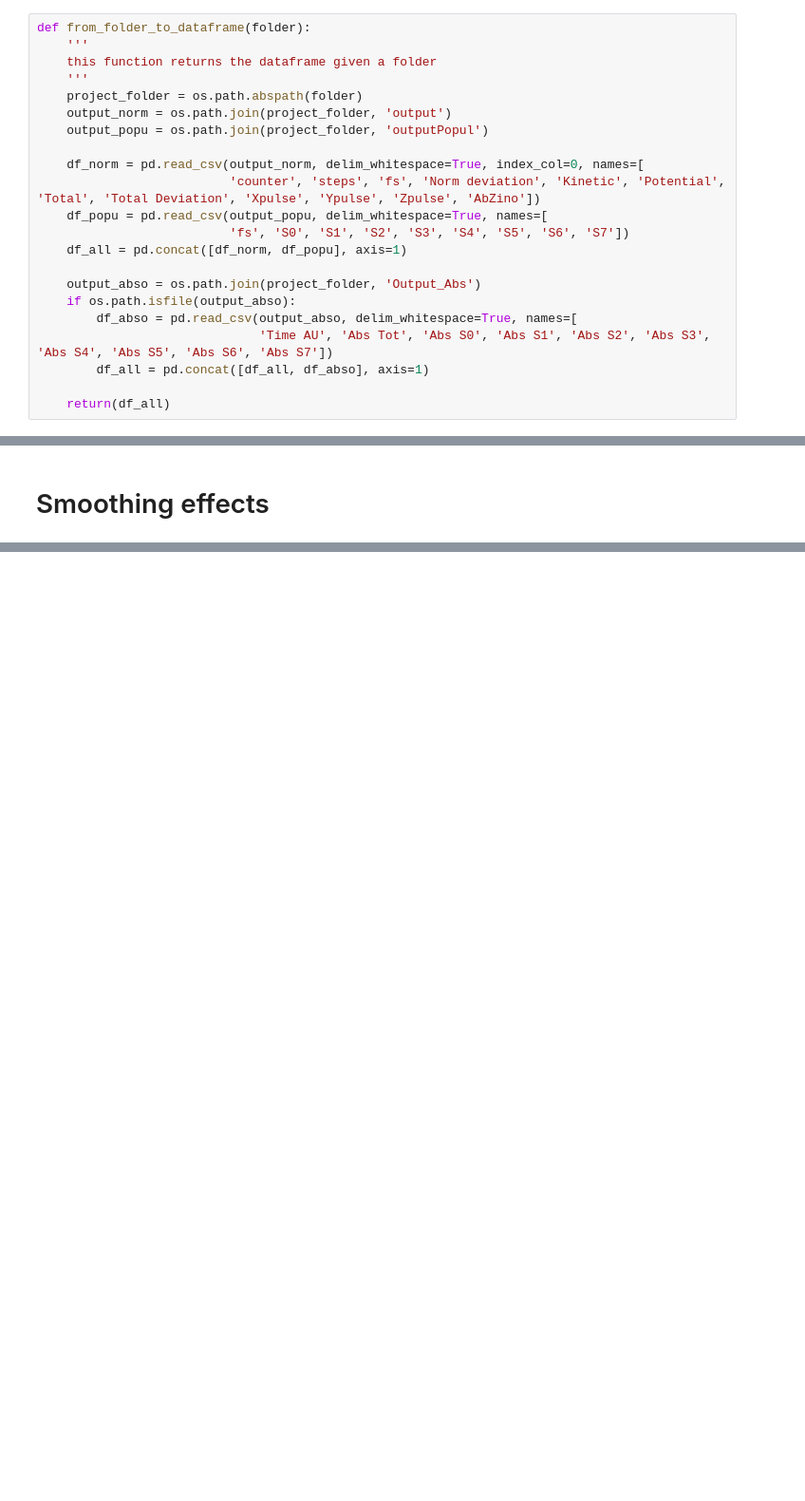
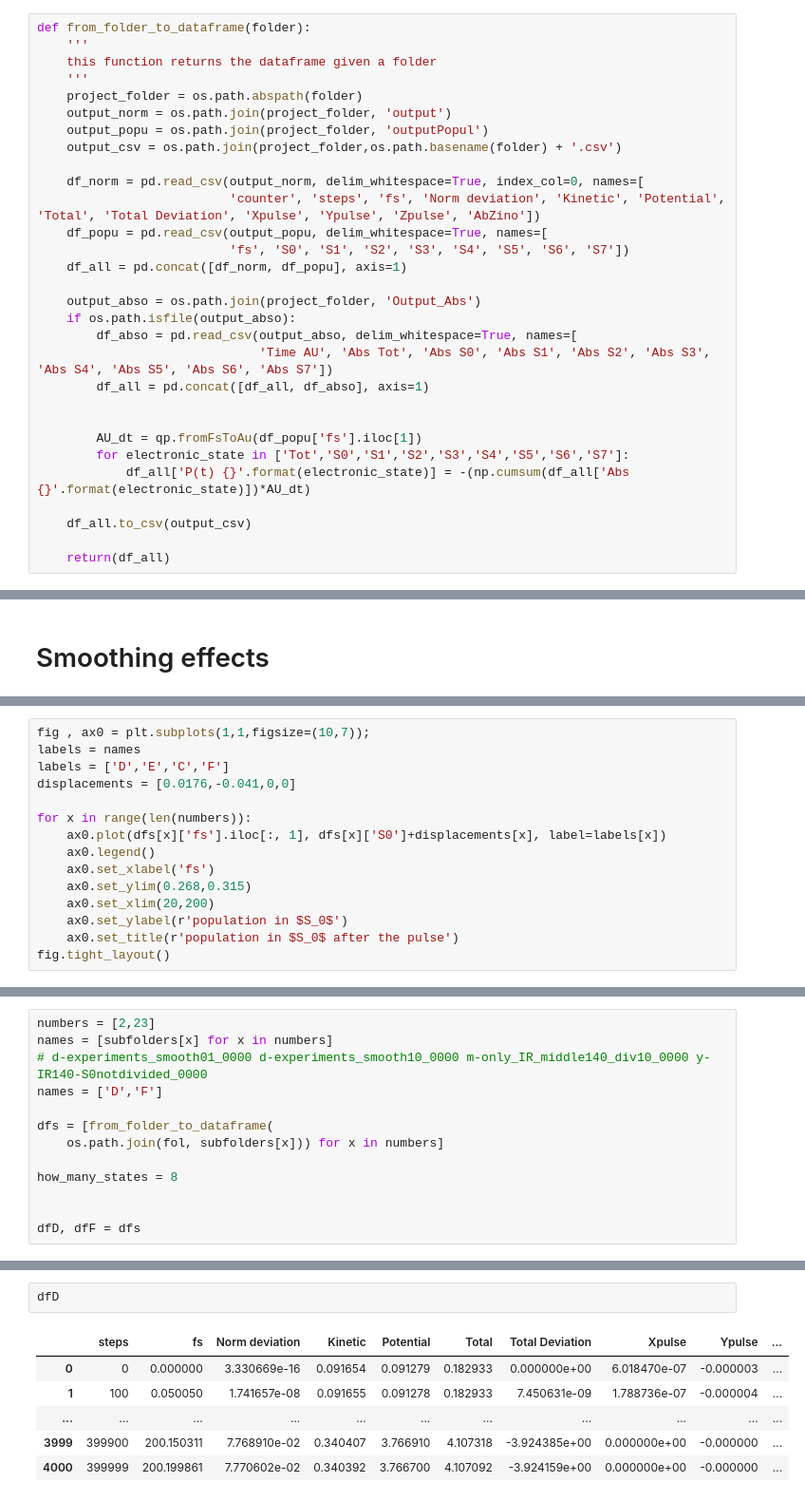
Before and after one commit to acuzzio/GridQuantumPropagator, a Jupyter notebook: Scripts/Windows_Paper.ipynb, the cells around one changed output, grey strips where cells are left out. Shown at 95% size. Saved outputs shown, nothing was run; the diff lists cells and outputs as text; blank space fills up the shorter version.

```diff
--- a/Scripts/Windows_Paper.ipynb
+++ b/Scripts/Windows_Paper.ipynb
@@ -47,6 +55,7 @@ def from_folder_to_dataframe(folder):
     project_folder = os.path.abspath(folder)
     output_norm = os.path.join(project_folder, 'output')
     output_popu = os.path.join(project_folder, 'outputPopul')
+    output_csv = os.path.join(project_folder,os.path.basename(folder) + '.csv')
 
     df_norm = pd.read_csv(output_norm, delim_whitespace=True, index_col=0, names=[
                           'counter', 'steps', 'fs', 'Norm deviation', 'Kinetic', 'Potential', 'Total', 'Total Deviation', 'Xpulse', 'Ypulse', 'Zpulse', 'AbZino'])
@@ -60,4 +69,11 @@ def from_folder_to_dataframe(folder):
                               'Time AU', 'Abs Tot', 'Abs S0', 'Abs S1', 'Abs S2', 'Abs S3', 'Abs S4', 'Abs S5', 'Abs S6', 'Abs S7'])
         df_all = pd.concat([df_all, df_abso], axis=1)
 
+
+        AU_dt = qp.fromFsToAu(df_popu['fs'].iloc[1])
+        for electronic_state in ['Tot','S0','S1','S2','S3','S4','S5','S6','S7']:
+            df_all['P(t) {}'.format(electronic_state)] = -(np.cumsum(df_all['Abs {}'.format(electronic_state)])*AU_dt)
+
+    df_all.to_csv(output_csv)
+
     return(df_all)
@@ -91,0 +175,15 @@ make_population_graphs(dfs, names, range(how_many_states))
+# %%
+fig , ax0 = plt.subplots(1,1,figsize=(10,7));
+labels = names
+labels = ['D','E','C','F']
+displacements = [0.0176,-0.041,0,0]
+
+for x in range(len(numbers)):
+    ax0.plot(dfs[x]['fs'].iloc[:, 1], dfs[x]['S0']+displacements[x], label=labels[x])
+    ax0.legend()
+    ax0.set_xlabel('fs')
+    ax0.set_ylim(0.268,0.315)
+    ax0.set_xlim(20,200)
+    ax0.set_ylabel(r'population in $S_0$')
+    ax0.set_title(r'population in $S_0$ after the pulse')
+fig.tight_layout()
@@ -91,0 +193,13 @@ make_population_graphs(dfs, names, range(how_many_states))
+# %%
+numbers = [2,23]
+names = [subfolders[x] for x in numbers]
+# d-experiments_smooth01_0000 d-experiments_smooth10_0000 m-only_IR_middle140_div10_0000 y-IR140-S0notdivided_0000
+names = ['D','F']
+
+dfs = [from_folder_to_dataframe(
+    os.path.join(fol, subfolders[x])) for x in numbers]
+
+how_many_states = 8
+
+
+dfD, dfF = dfs
@@ -91,0 +242,9 @@ make_population_graphs(dfs, names, range(how_many_states))
+# %%
+dfD
+# %% [output]
+|  | steps | fs | Norm deviation | Kinetic | Potential | Total | Total Deviation | Xpulse | Ypulse | ... |
+| 0 | 0 | 0.000000 | 3.330669e-16 | 0.091654 | 0.091279 | 0.182933 | 0.000000e+00 | 6.018470e-07 | -0.000003 | ... |
+| 1 | 100 | 0.050050 | 1.741657e-08 | 0.091655 | 0.091278 | 0.182933 | 7.450631e-09 | 1.788736e-07 | -0.000004 | ... |
+| ... | ... | ... | ... | ... | ... | ... | ... | ... | ... | ... |
+| 3999 | 399900 | 200.150311 | 7.768910e-02 | 0.340407 | 3.766910 | 4.107318 | -3.924385e+00 | 0.000000e+00 | -0.000000 | ... |
+| 4000 | 399999 | 200.199861 | 7.770602e-02 | 0.340392 | 3.766700 | 4.107092 | -3.924159e+00 | 0.000000e+00 | -0.000000 | ... |
```
Also changed, not shown: parts of 23 cells of this notebook, 6 other files.
